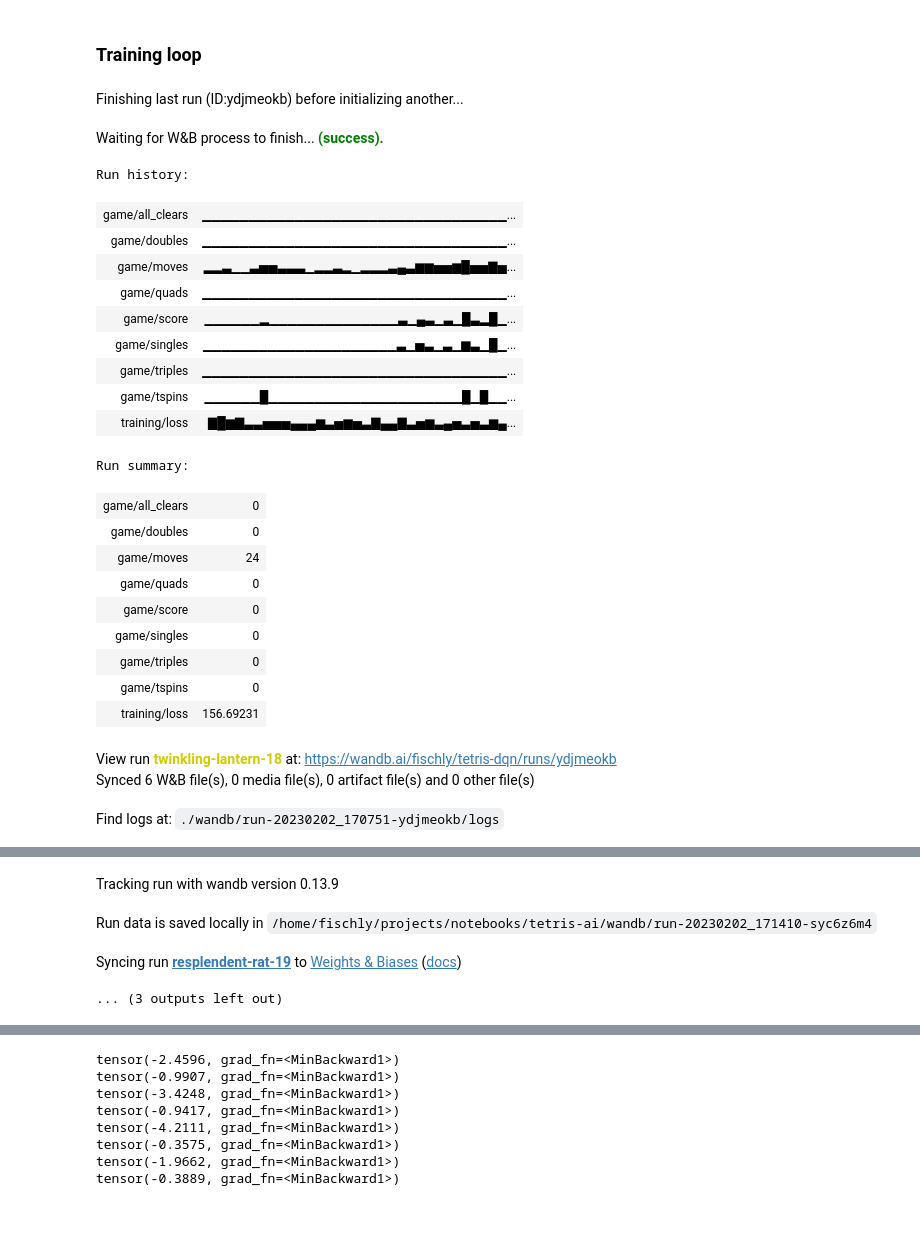
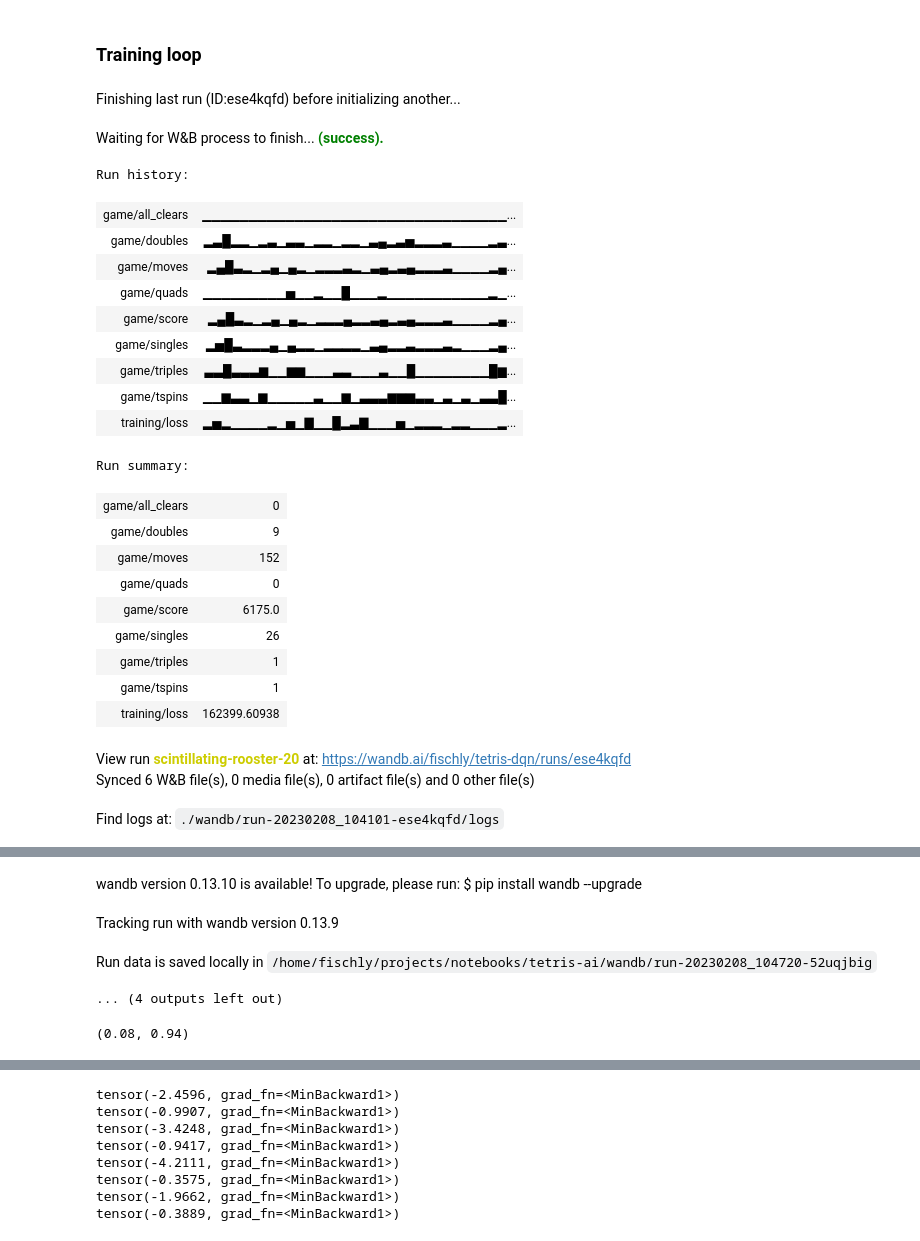
Before and after one commit to fischly/tetris-ai, a Jupyter notebook: dqn.ipynb, the cells around one changed output, grey strips where cells are left out. Saved outputs shown, nothing was run; the diff lists cells and outputs as text; code cells hidden in the pictures.

```diff
--- a/dqn.ipynb
+++ b/dqn.ipynb
@@ -40,12 +39,12 @@ EPSILON_END = 0.08
 EPSILON_DURATION = 3000
 
 UPDATE_TARGET_EVERY = 100
-SIMULATE_EVERY = 4
+SIMULATE_EVERY = 5
 USE_PRO_PLAY_CHANCE = 0.2
 
 EPISODES = 50
 BATCH_SIZE = 164
 
-LEARNING_RATE_START = 3e-3
-LEARNING_RATE_GAMMA = 0.9
-LEARNING_RATE_STEP = 300
+LEARNING_RATE_START = 8.3438e-05 # 6.1767e-04 # 3e-3
+LEARNING_RATE_GAMMA = 0.93 #0.9
+LEARNING_RATE_STEP = 500 #300
@@ -151,51 +141,51 @@ replay_buffer_iter = iter(replay_buffer_loader)
 # %%
 wandb.init(project='tetris-dqn', config={
     'learning-rate-start': LEARNING_RATE_START,
     'learning-rate-gamma': LEARNING_RATE_GAMMA,
     'learning-rate-step': LEARNING_RATE_STEP,
 
     'batch-size': BATCH_SIZE,
 
     'replay-max-size': MEM_SIZE,
     'replay-min-size': MIN_MEM_SIZE,
 
     'epsilon-start': EPSILON_START,
     'epsilon-end': EPSILON_END,
     'epsilon-duration': EPSILON_DURATION,
 
     'discount-start': DISCOUNT_START,
     'discount-end': DISCOUNT_END,
     'discount-duration': DISCOUNT_DURATION,
 
     'pro-play-chance': USE_PRO_PLAY_CHANCE,
     'simulate-every': SIMULATE_EVERY,
-    'update-target-every': UPDATE_TARGET_EVERY
+    'update-target-every': UPDATE_TARGET_EVERY,
 
-    # 'resume': True
+    # 'resume': 'must'
 })
 # %% [output]
-Finishing last run (ID:ydjmeokb) before initializing another...
+Finishing last run (ID:ese4kqfd) before initializing another...
 Waiting for W&B process to finish... (success).
 Run history:
 | game/all_clears | ▁▁▁▁▁▁▁▁▁▁▁▁▁▁▁▁▁▁▁▁▁▁▁▁▁▁▁▁▁▁▁▁▁... |
-| game/doubles | ▁▁▁▁▁▁▁▁▁▁▁▁▁▁▁▁▁▁▁▁▁▁▁▁▁▁▁▁▁▁▁▁▁... |
-| game/moves | ▂▂▃▁▁▃▅▅▃▃▃▁▂▂▃▂▁▂▂▂▃▄▃▆▆▅▅▆█▅▅▇▅... |
-| game/quads | ▁▁▁▁▁▁▁▁▁▁▁▁▁▁▁▁▁▁▁▁▁▁▁▁▁▁▁▁▁▁▁▁▁... |
-| game/score | ▁▁▁▁▁▁▂▁▁▁▁▁▁▁▁▁▁▁▁▁▁▃▁▄▃▁▃▁█▃▂█▁... |
-| game/singles | ▁▁▁▁▁▁▁▁▁▁▁▁▁▁▁▁▁▁▁▁▁▃▁▅▃▁▃▁▆▃▁█▁... |
-| game/triples | ▁▁▁▁▁▁▁▁▁▁▁▁▁▁▁▁▁▁▁▁▁▁▁▁▁▁▁▁▁▁▁▁▁... |
-| game/tspins | ▁▁▁▁▁▁█▁▁▁▁▁▁▁▁▁▁▁▁▁▁▁▁▁▁▁▁▁█▁█▁▁... |
-| training/loss | ▇█▆▇▃▃▅▅▅▄▄▄▆▃▅▆▅▃▇▄▄▇▃▅▆▃▄▅▃▅▃▆▄... |
+| game/doubles | ▂▃█▂▂▁▂▃▁▃▃▁▂▂▁▂▂▁▃▄▂▃▅▂▂▂▃▁▁▁▁▂▃... |
+| game/moves | ▂▄█▃▂▁▂▄▁▄▂▁▂▂▂▃▂▁▃▄▂▃▄▂▂▂▃▁▁▁▁▂▄... |
+| game/quads | ▁▁▁▁▁▁▁▁▁▅▁▁▂▁▁█▁▁▁▂▁▁▁▁▁▁▁▁▁▁▁▂▁... |
+| game/score | ▂▄█▃▂▁▂▄▁▄▂▁▂▂▂▄▂▂▃▄▂▃▄▂▂▂▃▁▁▁▁▂▄... |
+| game/singles | ▂▅█▃▂▂▂▄▁▄▂▂▁▂▂▂▂▁▃▄▂▂▃▂▂▂▃▂▁▁▁▂▄... |
+| game/triples | ▃▃█▃▃▃▆▁▁▆▆▁▁▁▃▃▁▁▁▃▁▁█▁▁▁▁▁▁▁▁█▆... |
+| game/tspins | ▁▁▆▃▃▁▆▁▁▁▁▁▃▁▁▆▁▃▃▃▆▆▆▃▃▁▃▁▃▁▃▃█... |
+| training/loss | ▂▅▂▁▁▁▁▂▁▅▁▇▁▁█▂▃▇▁▁▁▅▁▂▂▂▁▂▂▁▁▁▂... |
 Run summary:
 | game/all_clears | 0 |
-| game/doubles | 0 |
-| game/moves | 24 |
+| game/doubles | 9 |
+| game/moves | 152 |
 | game/quads | 0 |
-| game/score | 0 |
-| game/singles | 0 |
-| game/triples | 0 |
-| game/tspins | 0 |
-| training/loss | 156.69231 |
+| game/score | 6175.0 |
+| game/singles | 26 |
+| game/triples | 1 |
+| game/tspins | 1 |
+| training/loss | 162399.60938 |
-View run twinkling-lantern-18 at: https://wandb.ai/fischly/tetris-dqn/runs/ydjmeokb
+View run scintillating-rooster-20 at: https://wandb.ai/fischly/tetris-dqn/runs/ese4kqfd
 Synced 6 W&B file(s), 0 media file(s), 0 artifact file(s) and 0 other file(s)
-Find logs at: ./wandb/run-20230202_170751-ydjmeokb/logs
+Find logs at: ./wandb/run-20230208_104101-ese4kqfd/logs
@@ -203,13 +193,18 @@ Successfully finished last run (ID:ydjmeokb). Initializing new run:
-Tracking run with wandb version 0.13.9
+wandb version 0.13.10 is available! To upgrade, please run: $ pip install wandb --upgrade
-Run data is saved locally in /home/fischly/projects/notebooks/tetris-ai/wandb/run-20230202_171410-syc6z6m4
+Tracking run with wandb version 0.13.9
-Syncing run resplendent-rat-19 to Weights & Biases (docs)
+Run data is saved locally in /home/fischly/projects/notebooks/tetris-ai/wandb/run-20230208_104720-52uqjbig
-... (3 outputs left out)
+... (4 outputs left out)
 # %%
 # %load_ext line_profiler
 # %prun train(replay_buffer)
 
-epsilon = util.decaying.DecayingDiscount(EPSILON_START, EPSILON_END, EPSILON_DURATION)
-discount = util.decaying.DecayingLinear(DISCOUNT_START, DISCOUNT_END, DISCOUNT_DURATION)
+epsilon = util.decaying.DecayingLinear(EPSILON_START, EPSILON_END, EPSILON_DURATION)
+discount = util.decaying.DecayingDiscount(DISCOUNT_START, DISCOUNT_END, DISCOUNT_DURATION)
+
+# epsilon = util.decaying.DecayingLinear(EPSILON_END, EPSILON_END, EPSILON_DURATION)
+# discount = util.decaying.DecayingLinear(DISCOUNT_END, DISCOUNT_END, DISCOUNT_DURATION)
+# %% [output]
+(0.08, 0.94)
 # %%
 # if use_pro_replays:
 # replay_buffer = []
```
Also changed, not shown: parts of 14 cells of this notebook, 13 other files.
